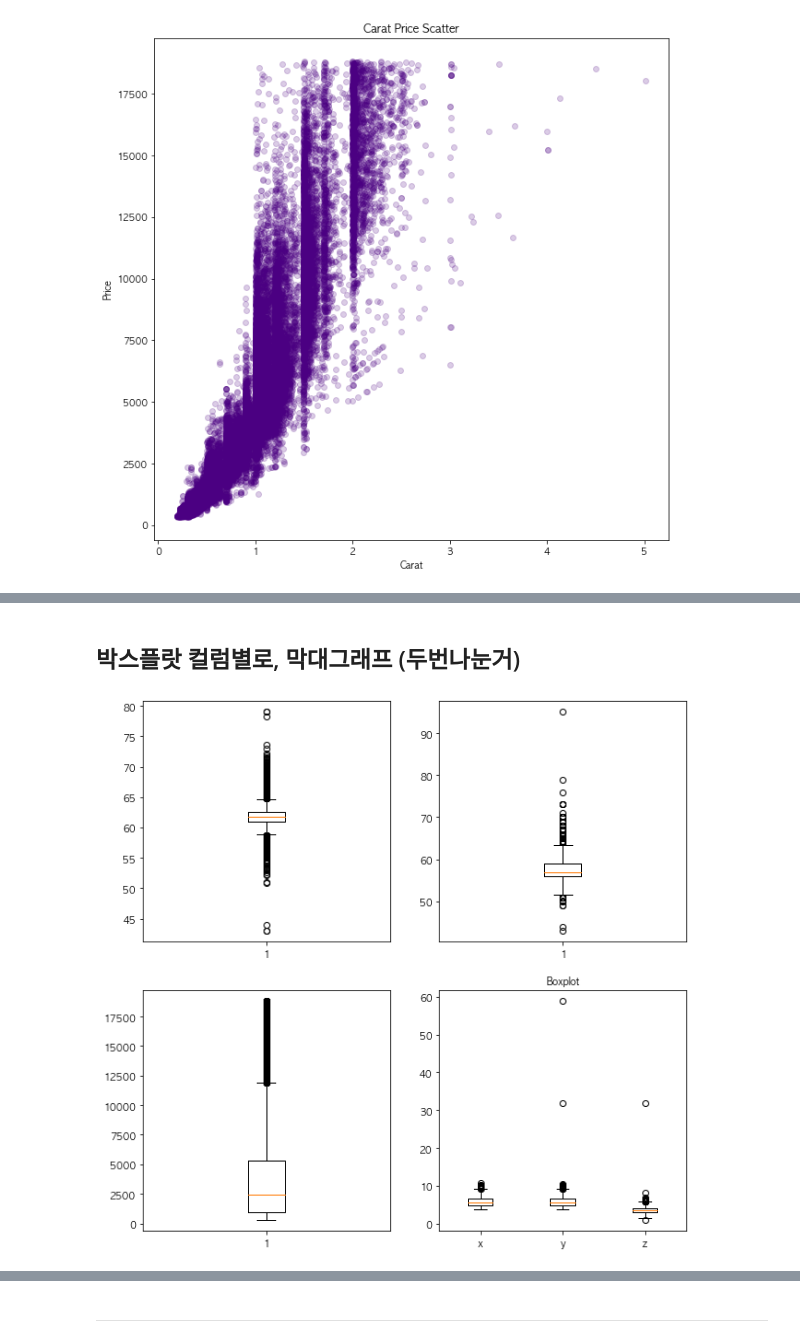
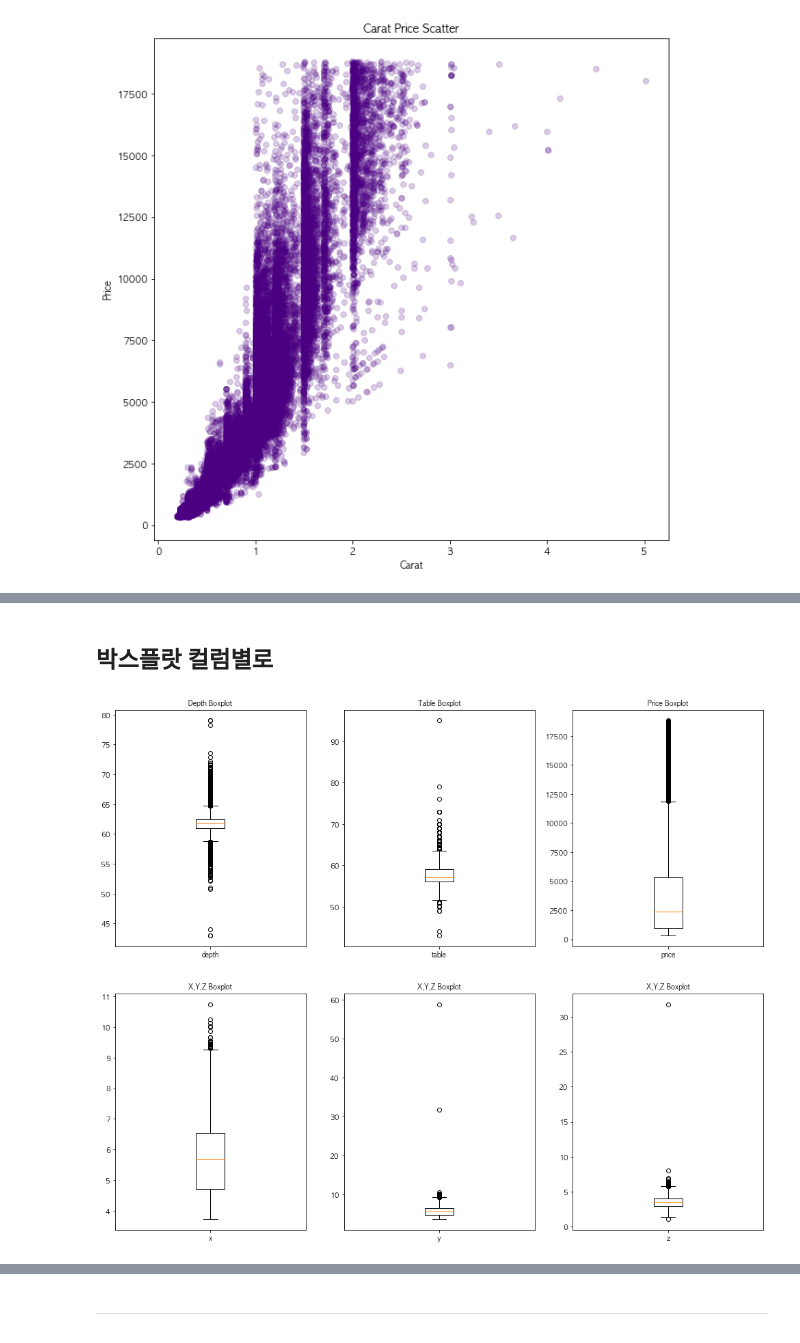
Before and after one commit to leesaereum/LearningMate, a Jupyter notebook: TeamProject/다이아몬드예측.ipynb, the cells around one changed output, grey strips where cells are left out. Saved outputs shown, nothing was run; the diff lists cells and outputs as text; code cells hidden in the pictures.

```diff
--- a/TeamProject/다이아몬드예측.ipynb
+++ b/TeamProject/다이아몬드예측.ipynb
@@ -418,30 +401,50 @@ plt.show()
 # %% [markdown]
-## 박스플랏 컬럼별로, 막대그래프 (두번나눈거)
+## 박스플랏 컬럼별로
 # %%
-fig = plt.figure(figsize=(10,10))
-ax1 = fig.add_subplot(2,2,1)
-ax2 = fig.add_subplot(2,2,2)
-ax3 = fig.add_subplot(2,2,3)
-ax4 = fig.add_subplot(2,2,4)
+fig = plt.figure(figsize=(17,14))
+ax1 = fig.add_subplot(2,3,1)
+ax2 = fig.add_subplot(2,3,2)
+ax3 = fig.add_subplot(2,3,3)
+ax4 = fig.add_subplot(2,3,4)
+ax5 = fig.add_subplot(2,3,5)
+ax6 = fig.add_subplot(2,3,6)
 
 ax1.boxplot(
-    diamonds['depth']
+    diamonds['depth'],
+    labels = ['depth']
 )
+
 ax2.boxplot(
-    diamonds['table']
+    diamonds['table'],
+    labels = ['table']
 )
 ax3.boxplot(
-    diamonds['price']
+    diamonds['price'],
+    labels = ['price']
 )
 ax4.boxplot(
-    x = [
         diamonds['x'],
+        labels = ['x']
+)
+ax5.boxplot(
         diamonds['y'],
+        labels = ['y']
+)
+ax6.boxplot(
         diamonds['z'],
-    ],
-    labels = ['x','y','z']
+        labels = ['z']
 )
-plt.title('Boxplot' , size = 10)
+# ax1.set_ylim(48,75)
+# ax2.set_ylim(40,80)
+# ax5.set_ylim(0,20)
+# ax6.set_ylim(0,10)
+
+ax1.set_title('Depth Boxplot' , size = 10)
+ax2.set_title('Table Boxplot' , size = 10)
+ax3.set_title('Price Boxplot' , size = 10)
+ax4.set_title('X,Y,Z Boxplot' , size = 10)
+ax5.set_title('X,Y,Z Boxplot' , size = 10)
+ax6.set_title('X,Y,Z Boxplot' , size = 10)
 plt.show()
 # %% [output]
-[figure, old version]
+[figure, new version]
```
Also changed, not shown: parts of 15 cells of this notebook.
